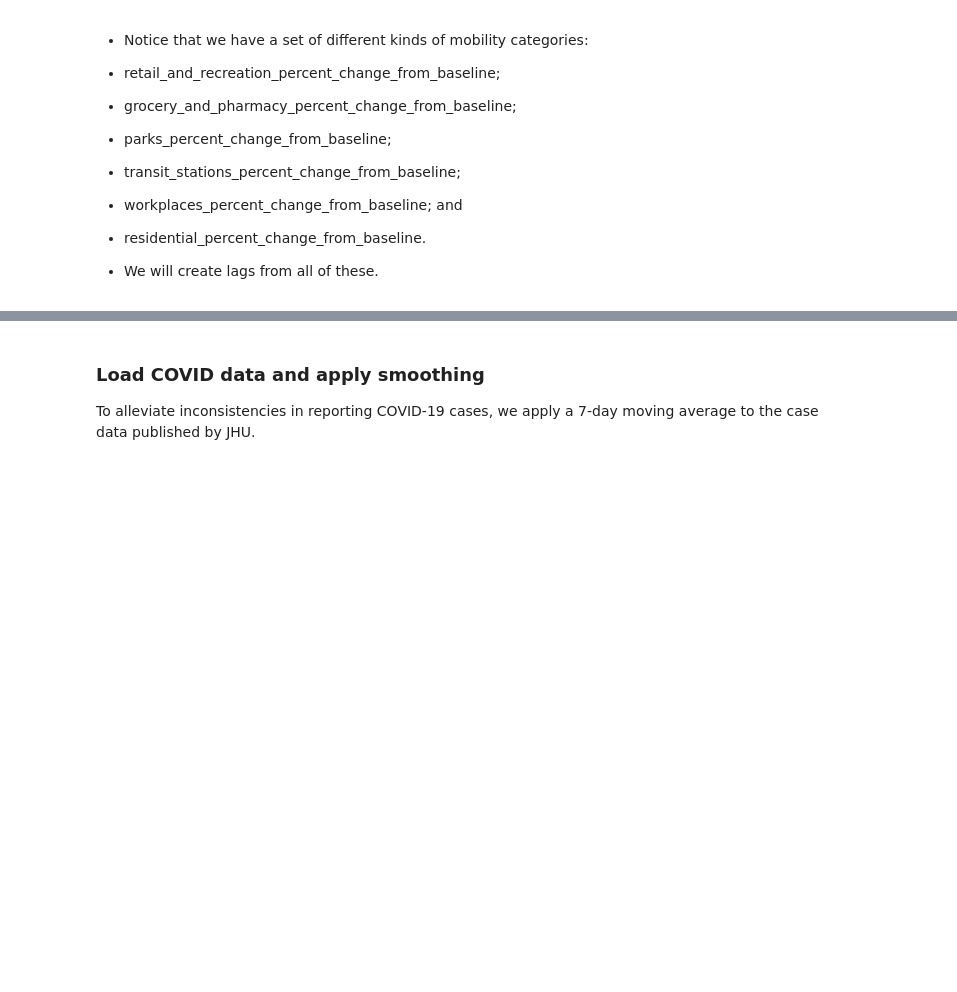
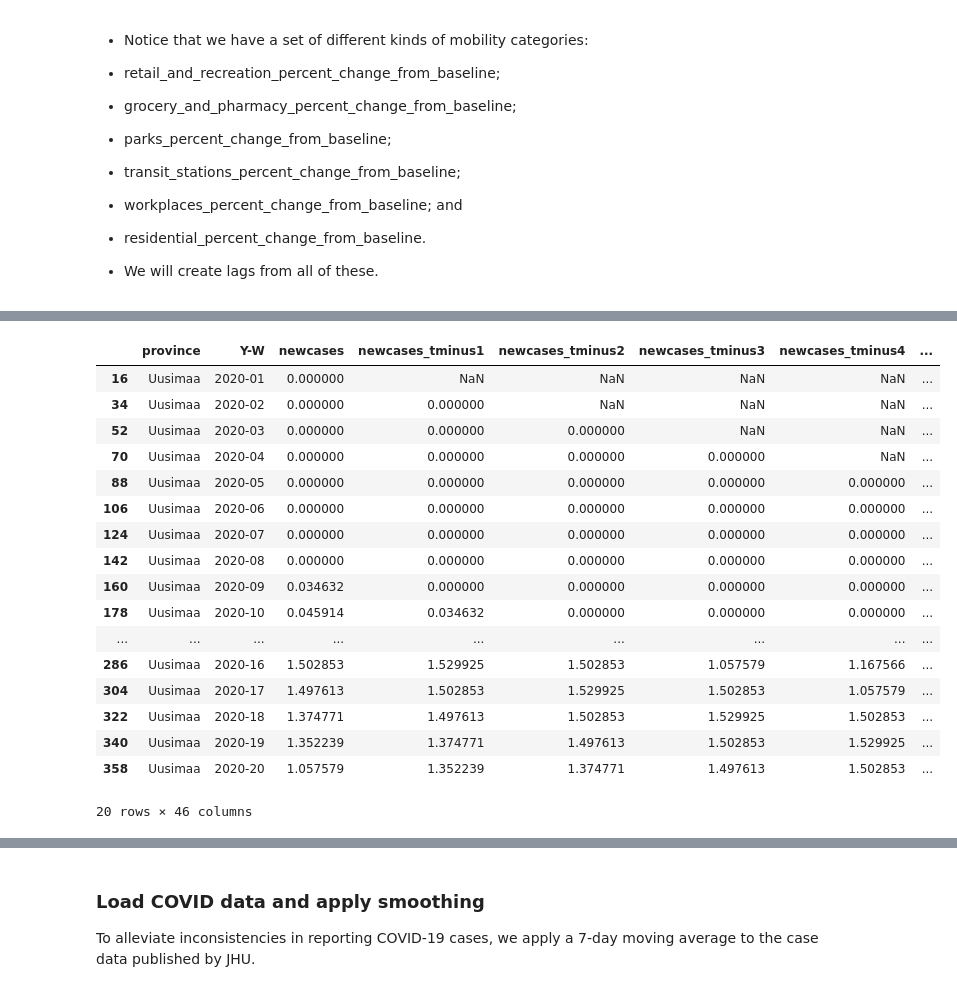
Before and after one commit to DanJar96/spatial_project, a Jupyter notebook: scripts/data_prep.ipynb, the cells around one changed output, grey strips where cells are left out. Drawn from its saved outputs; the diff is of its cells as text; code cells hidden in the pictures; blank space fills up the shorter version.

```diff
--- a/scripts/data_prep.ipynb
+++ b/scripts/data_prep.ipynb
@@ -750,18 +973,0 @@ ValueError: Index contains duplicate entries, cannot reshape
-# %%
-"""
-for cat in mob cat
-    create longitudinal dataset with timelags
-    add to master
-        This includes matching the dates...
-"""
-mobility_categories = [cat for cat in df_mobility.columns if "baseline" in cat]
-
-mob_dfs = []
-for cat in mobility_categories:
-    name = cat.split("_")[0]
-    df = df_mobility[['province',cat,'Y-W']]
-#     print(df.head)
-    shifted_frames = tminus(df,4)
-    print(shifted_frames[0].head())
-#     mobility_frames = longitudinizer(tminus(df,4),name,yw_dict)
-#     mob_dfs.append(mobility_frames)
@@ -785,0 +974,8 @@ for cat in mobility_categories:
+# %%
+df_mobility[(df_mobility.province == 'Uusimaa') & (df_mobility.date == '2020-12-28')]
+df_mobility.drop_duplicates(['province','date'],keep='last', inplace=True)
+# %%
+mobility_weeks = list(df_mobility['Y-W'].value_counts().index)
+mobility_weeks.sort()
+mobility_weeks
+yw_dict = dict(zip(yw_dict.keys(),mobility_weeks))
@@ -785,0 +1042,9 @@ for cat in mobility_categories:
+# %%
+for variable_name in mob_dfs.keys():
+    for idx, frame in enumerate(mob_dfs[variable_name]):
+        frame.sort_values(by=['Y-W','province'],inplace=True)
+        frame.rename(columns={str(variable_name) : f"{variable_name}_tminus{idx+1}"},inplace=True)
+        if idx == 0:
+            y_w = frame['Y-W'].values
+        frame['Y-W'] = y_w
+        df_master = df_master.merge(frame, left_on = ['province','Y-W'], right_on = ['province','Y-W'], how = 'left')
@@ -785,0 +1067,21 @@ for cat in mobility_categories:
+# %%
+df_master[df_master.province == 'Uusimaa'].head(20)
+# %% [output]
+|  | province | Y-W | newcases | newcases_tminus1 | newcases_tminus2 | newcases_tminus3 | newcases_tminus4 | ... |
+| 16 | Uusimaa | 2020-01 | 0.000000 | NaN | NaN | NaN | NaN | ... |
+| 34 | Uusimaa | 2020-02 | 0.000000 | 0.000000 | NaN | NaN | NaN | ... |
+| 52 | Uusimaa | 2020-03 | 0.000000 | 0.000000 | 0.000000 | NaN | NaN | ... |
+| 70 | Uusimaa | 2020-04 | 0.000000 | 0.000000 | 0.000000 | 0.000000 | NaN | ... |
+| 88 | Uusimaa | 2020-05 | 0.000000 | 0.000000 | 0.000000 | 0.000000 | 0.000000 | ... |
+| 106 | Uusimaa | 2020-06 | 0.000000 | 0.000000 | 0.000000 | 0.000000 | 0.000000 | ... |
+| 124 | Uusimaa | 2020-07 | 0.000000 | 0.000000 | 0.000000 | 0.000000 | 0.000000 | ... |
+| 142 | Uusimaa | 2020-08 | 0.000000 | 0.000000 | 0.000000 | 0.000000 | 0.000000 | ... |
+| 160 | Uusimaa | 2020-09 | 0.034632 | 0.000000 | 0.000000 | 0.000000 | 0.000000 | ... |
+| 178 | Uusimaa | 2020-10 | 0.045914 | 0.034632 | 0.000000 | 0.000000 | 0.000000 | ... |
+| ... | ... | ... | ... | ... | ... | ... | ... | ... |
+| 286 | Uusimaa | 2020-16 | 1.502853 | 1.529925 | 1.502853 | 1.057579 | 1.167566 | ... |
+| 304 | Uusimaa | 2020-17 | 1.497613 | 1.502853 | 1.529925 | 1.502853 | 1.057579 | ... |
+| 322 | Uusimaa | 2020-18 | 1.374771 | 1.497613 | 1.502853 | 1.529925 | 1.502853 | ... |
+| 340 | Uusimaa | 2020-19 | 1.352239 | 1.374771 | 1.497613 | 1.502853 | 1.529925 | ... |
+| 358 | Uusimaa | 2020-20 | 1.057579 | 1.352239 | 1.374771 | 1.497613 | 1.502853 | ... |
+20 rows × 46 columns
```
Also changed, not shown: parts of 31 cells of this notebook.
